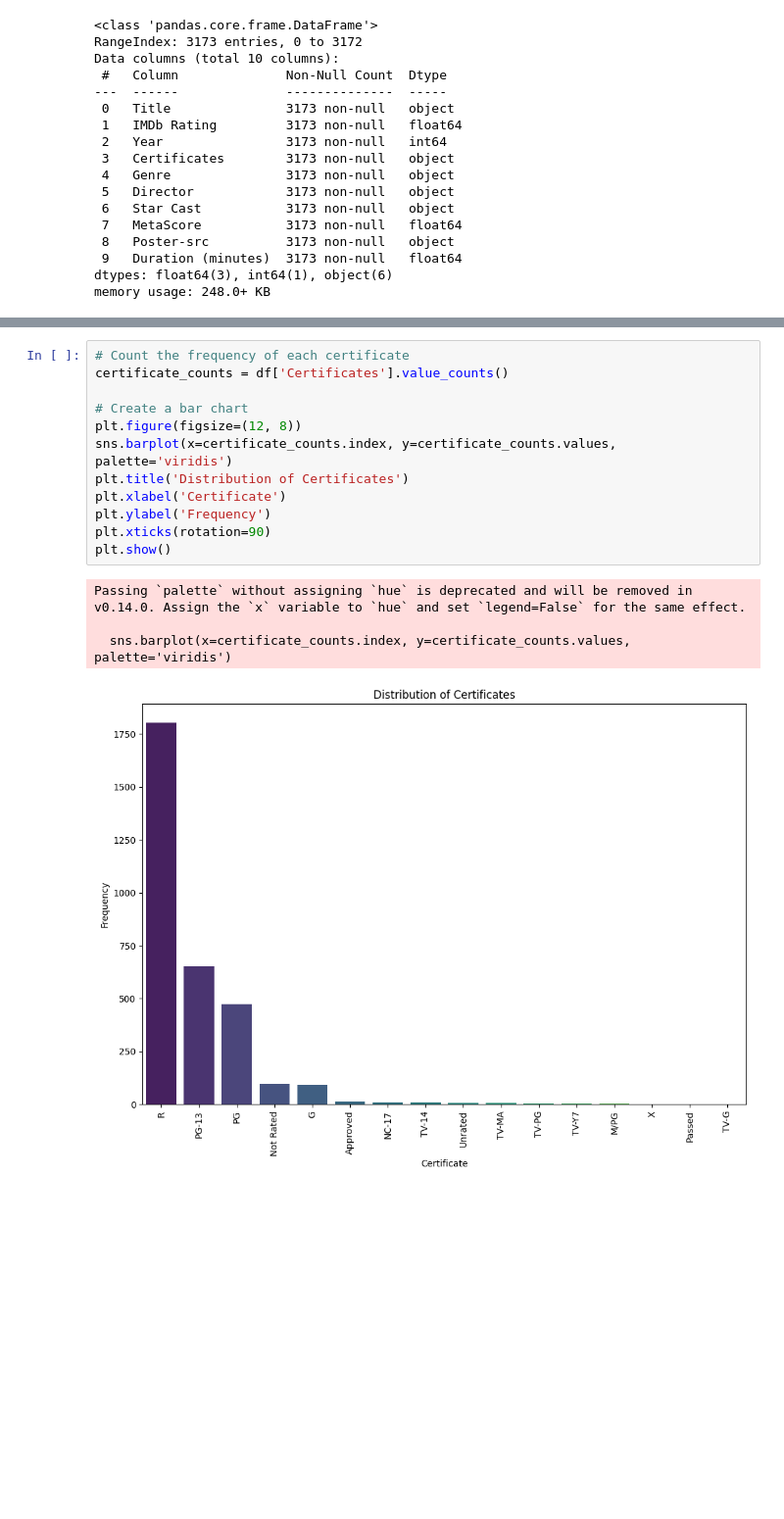
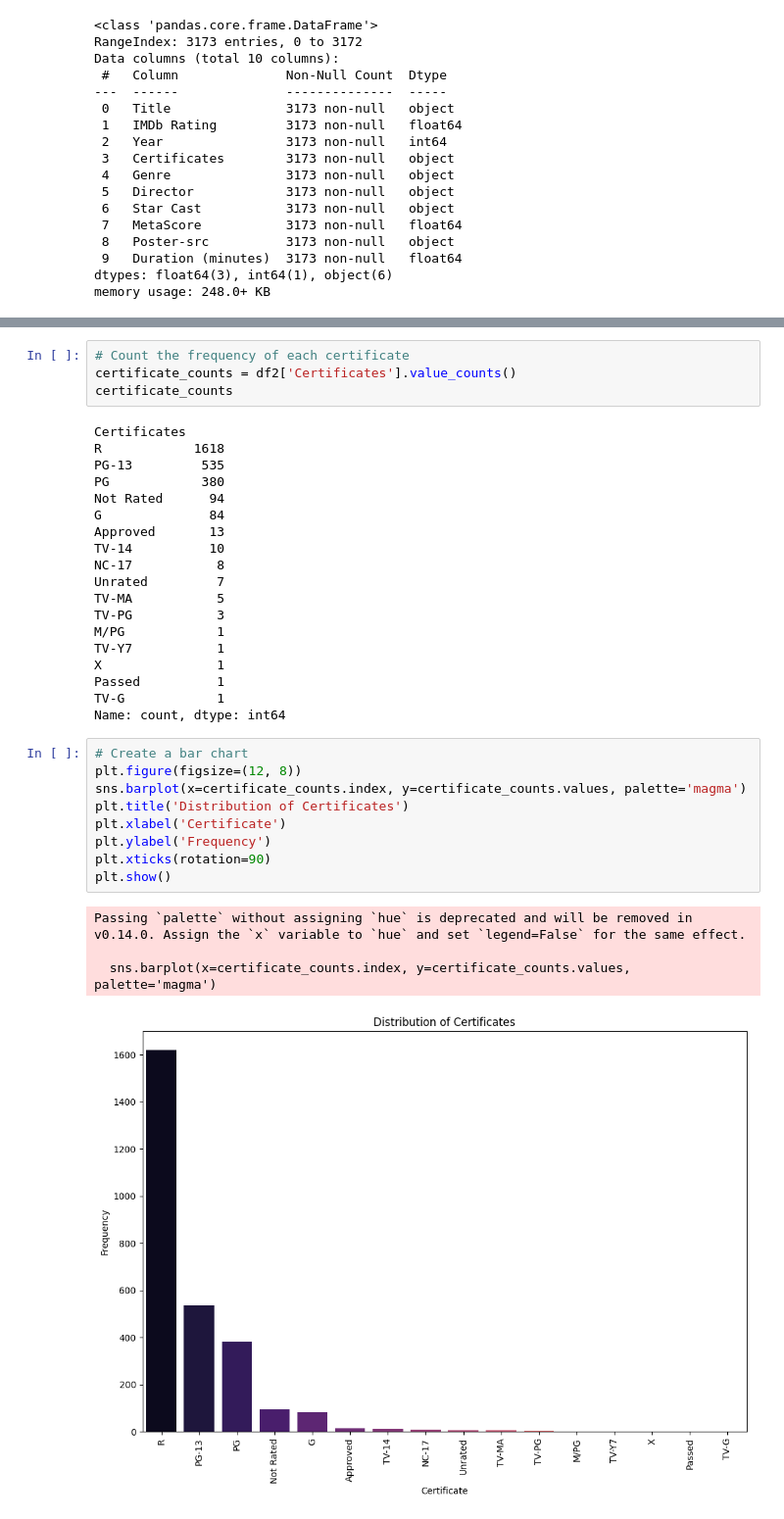
Before and after one commit to wayneflossien/102-final-project, a Jupyter notebook: 102-final_project.ipynb, the cells around one changed output, grey strips where cells are left out. Shown at 98% size. Saved outputs shown, nothing was run; the diff lists cells and outputs as text; blank space fills up the shorter version.

```diff
--- a/102-final_project.ipynb
+++ b/102-final_project.ipynb
@@ -110,17 +151,37 @@ plt.show()
 # %%
 # Count the frequency of each certificate
-certificate_counts = df['Certificates'].value_counts()
-
-# Create a bar chart
-plt.figure(figsize=(12, 8))
-sns.barplot(x=certificate_counts.index, y=certificate_counts.values, palette='viridis')
-plt.title('Distribution of Certificates')
-plt.xlabel('Certificate')
-plt.ylabel('Frequency')
-plt.xticks(rotation=90)
-plt.show()
+certificate_counts = df2['Certificates'].value_counts()
+certificate_counts
 # %% [output]
-Passing `palette` without assigning `hue` is deprecated and will be removed in v0.14.0. Assign the `x` variable to `hue` and set `legend=False` for the same effect.
-
-  sns.barplot(x=certificate_counts.index, y=certificate_counts.values, palette='viridis')
+Certificates
+R            1618
+PG-13         535
+PG            380
+Not Rated      94
+G              84
+Approved       13
+TV-14          10
+NC-17           8
+Unrated         7
+TV-MA           5
+TV-PG           3
+M/PG            1
+TV-Y7           1
+X               1
+Passed          1
+TV-G            1
+Name: count, dtype: int64
-[figure, removed]
+# %%
+# Create a bar chart
+plt.figure(figsize=(12, 8))
+sns.barplot(x=certificate_counts.index, y=certificate_counts.values, palette='magma')
+plt.title('Distribution of Certificates')
+plt.xlabel('Certificate')
+plt.ylabel('Frequency')
+plt.xticks(rotation=90)
+plt.show()
+# %% [output]
+Passing `palette` without assigning `hue` is deprecated and will be removed in v0.14.0. Assign the `x` variable to `hue` and set `legend=False` for the same effect.
+
+  sns.barplot(x=certificate_counts.index, y=certificate_counts.values, palette='magma')
+[figure, added]
```
Also changed, not shown: parts of 15 cells of this notebook.
